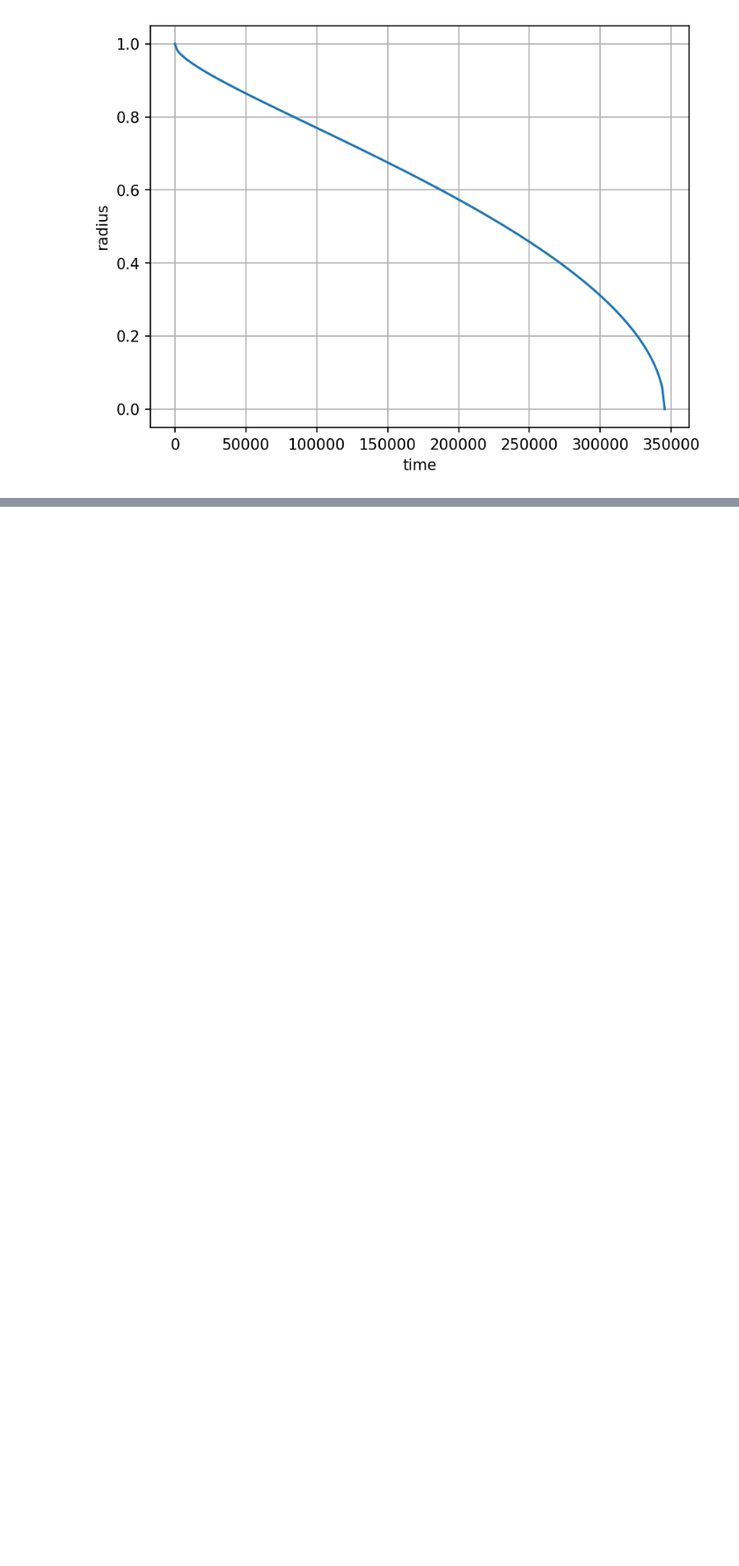
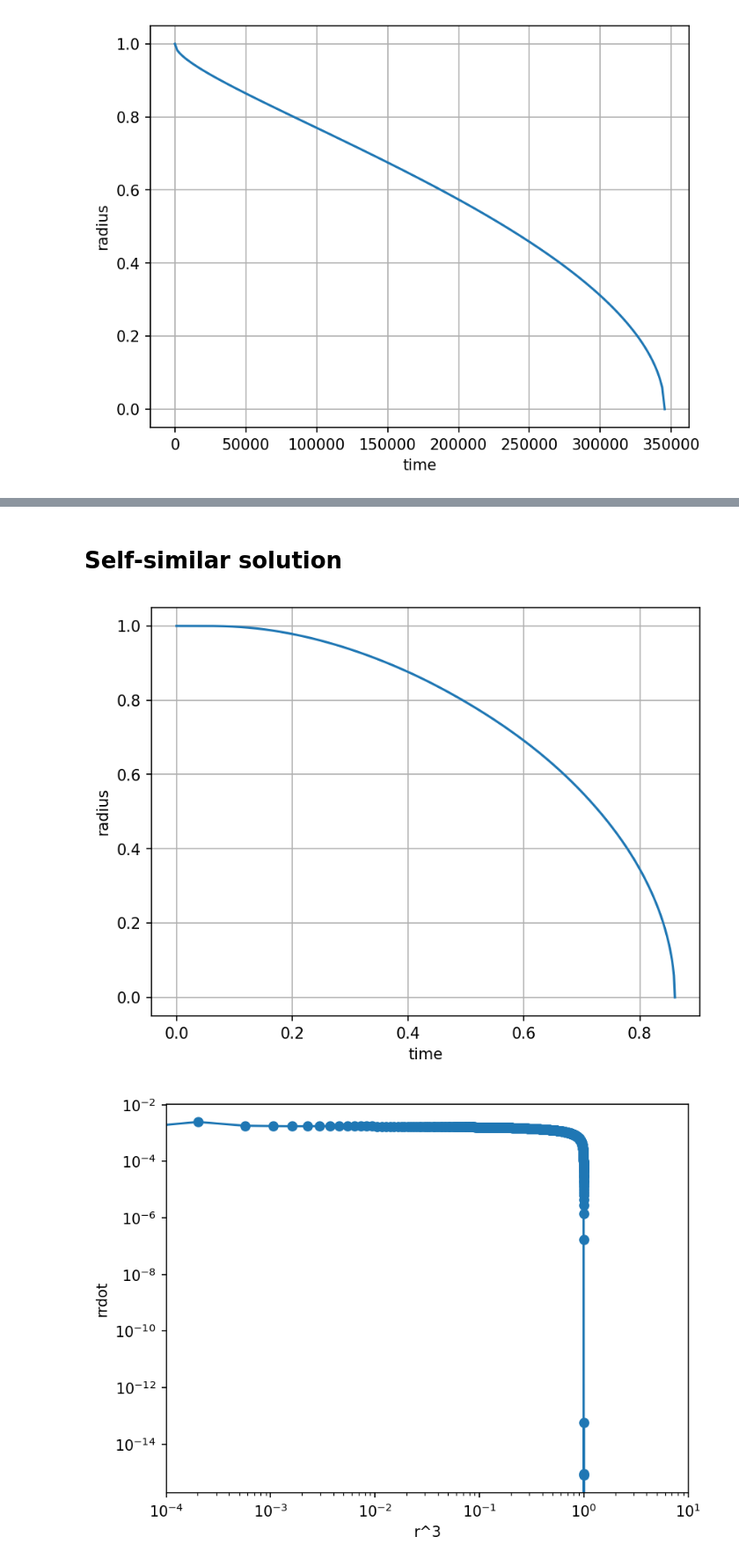
Before and after one commit to ebellincioni/floatingIce, a Jupyter notebook: 2024-05-09_epsPless.ipynb, the cells around one changed output, grey strips where cells are left out. Shown at 88% size. Drawn from its saved outputs; the diff is of its cells as text; code cells hidden in the pictures; blank space fills up the shorter version.

```diff
--- a/2024-05-09_epsPless.ipynb
+++ b/2024-05-09_epsPless.ipynb
@@ -97 +99,43 @@ plt.show()
 [figure]
+# %% [markdown]
+# Self-similar solution
+# %%
+tend = 1
+tstart = 1e-4
+
+def dRdt(t,R):
+    beta = 1
+    alpha = 1
+    return -(beta/R)*np.exp(-R**2/(4*alpha*t))
+
+def stop_condition(t,R):
+    return R[0]
+
+stop_condition.terminal = True
+
+tend = 1e15
+sol = solve_ivp(dRdt,[1e-6,tend],y0=[1],dense_output=True,events=stop_condition)
+sol
+
+t = np.linspace(1e-6,sol.t_events[0][0],500)
+# t = np.linspace(1e-6,tend,200)
+plt.figure(dpi=150)
+rEP = sol.sol(t)[0]
+plt.plot(t,rEP/rEP[0], label='r(t)')
+plt.grid()
+plt.ylabel('radius')
+plt.xlabel('time')
+# plt.xlim(0,100)
+plt.show()
+
+plt.figure(dpi=150)
+plt.plot(rEP**3,-rEP*np.gradient(rEP),marker='o')
+plt.yscale('log')
+plt.xscale('log')
+plt.xlim(1e-4,1e1)
+plt.ylabel('rrdot')
+plt.xlabel('r^3')
+plt.show()
+# %% [output]
+[figure, added]
+[figure, added]
```
Also changed, not shown: parts of 5 cells of this notebook, 3 other files.
